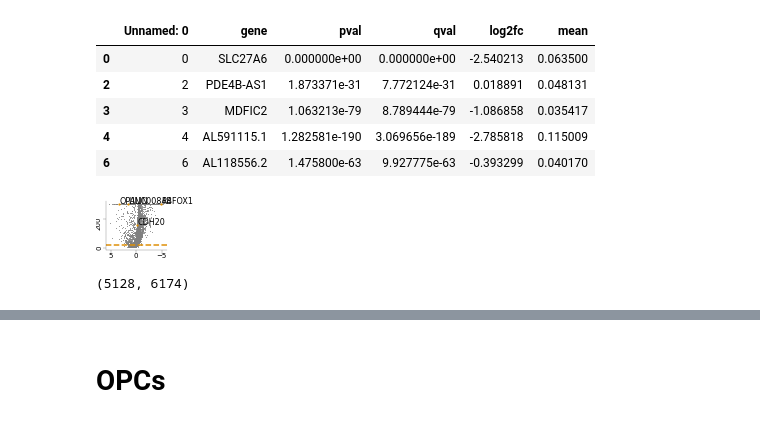
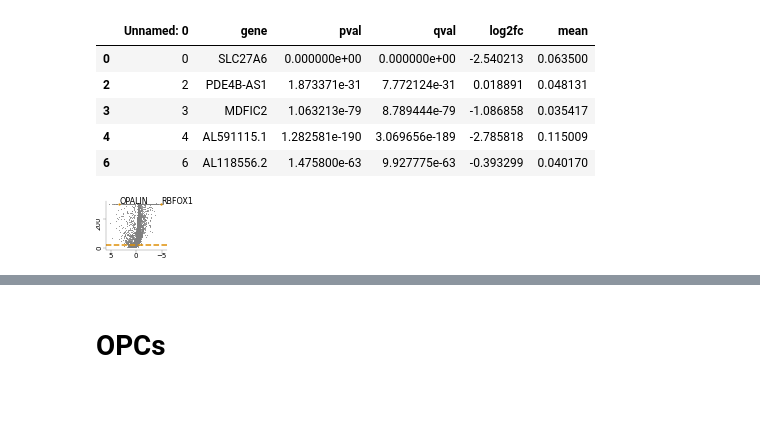
Before and after one commit to linnarsson-lab/adult-human-brain, a Jupyter notebook: notebooks/Figure5_Diffxpy.ipynb, the cells around one changed output, grey strips where cells are left out. Saved outputs shown, nothing was run; the diff lists cells and outputs as text; code cells hidden in the pictures.

```diff
--- a/notebooks/Figure5_Diffxpy.ipynb
+++ b/notebooks/Figure5_Diffxpy.ipynb
@@ -185,28 +185,24 @@ de_table.head()
 # %%
 plt.figure(None, (1.1, 0.9))
 ax = plt.subplot(111)
 
 x = de_table['log2fc']
 y = np.copy(de_table['qval'])
 # setting to less than 1e-300 makes np.log10 inf
 y[y == 0] = 1e-300
 y = -np.log10(y)
 ax.scatter(x, y, s=1, lw=0, color='grey', rasterized=True)
 ax.hlines(-np.log10(1e-20), -6, 6, linestyles='dashed', color=cbl[1])
-for g in ['RBFOX1', 'OPALIN', 'CDH20', 'LINC00844']:
+for g in ['RBFOX1', 'OPALIN']:
     ix = de_table['gene'] == g
     ax.scatter(x[ix], y[ix], s=5, lw=0, color=cbl[1])
     ax.text(x[ix], y[ix], g, fontsize=8)
 ax.spines.right.set_visible(False)
 ax.spines.top.set_visible(False)
 plt.xlim(-6, 6)
 plt.xticks(fontsize=7)
 plt.yticks(fontsize=7, rotation=90)
 ax.invert_xaxis()
 plt.savefig('/home/kimberly/figures/figure5/volcano_oligo.pdf', dpi=300)
 # %% [output]
-[figure, old version]
+[figure, new version]
-# %%
-(-x < 0).sum(), (-x > 0).sum()
-# %% [output]
-(5128, 6174)
```
Also changed, not shown: parts of 26 cells of this notebook, 5 other files.
